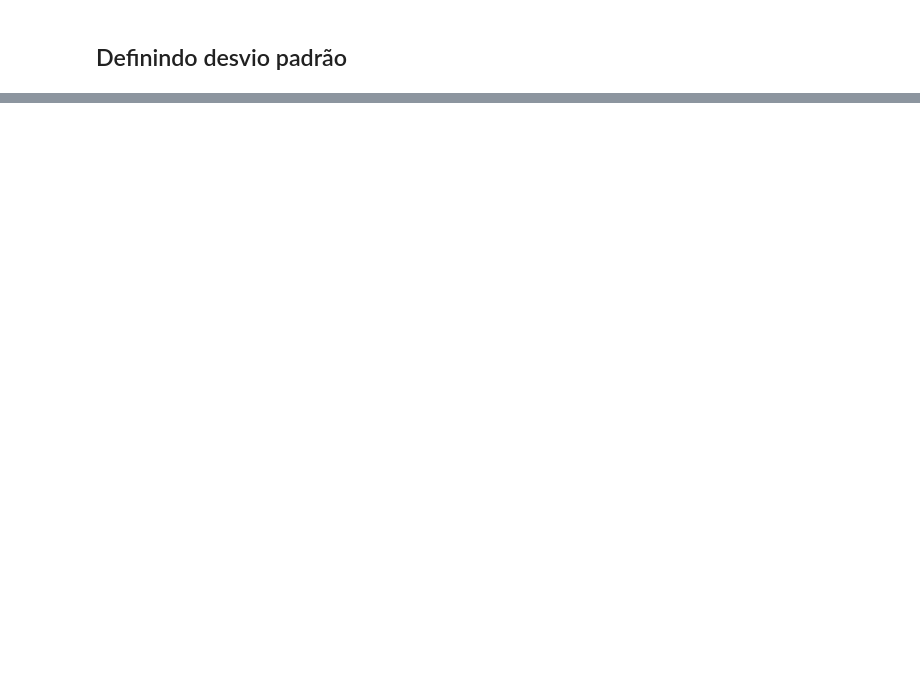
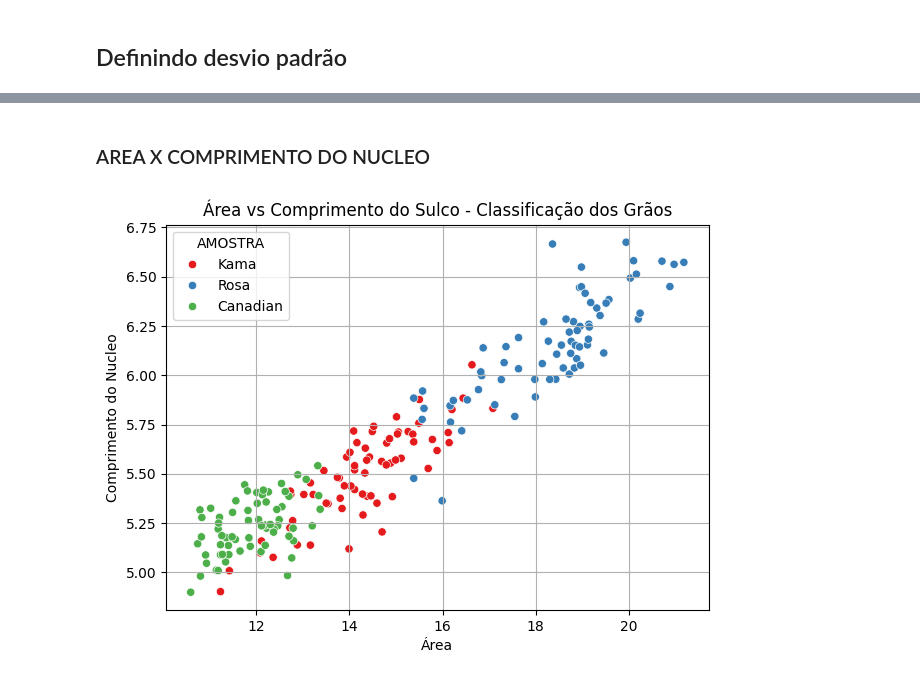
Before and after one commit to Raquerd/FASE-4---Cap3, a Jupyter notebook: script/script.ipynb, the cells around one changed output, grey strips where cells are left out. Drawn from its saved outputs; the diff is of its cells as text; code cells hidden in the pictures; blank space fills up the shorter version.

```diff
--- a/script/script.ipynb
+++ b/script/script.ipynb
@@ -98,0 +116,12 @@ print(mediana)
+# %% [markdown]
+### AREA X COMPRIMENTO DO NUCLEO
+# %%
+plt.figure(figsize=(7, 5))
+sns.scatterplot(data=df, x='AREA', y='COMPRIMENTO DO NUCLEO', hue='AMOSTRA', palette='Set1')
+plt.title('Área vs Comprimento do Nucleo - Classificação dos Grãos')
+plt.xlabel('Área')
+plt.ylabel('Comprimento do Nucleo')
+plt.grid(True)
+plt.show()
+# %% [output]
+[figure, added]
```
Also changed, not shown: parts of 14 cells of this notebook.
